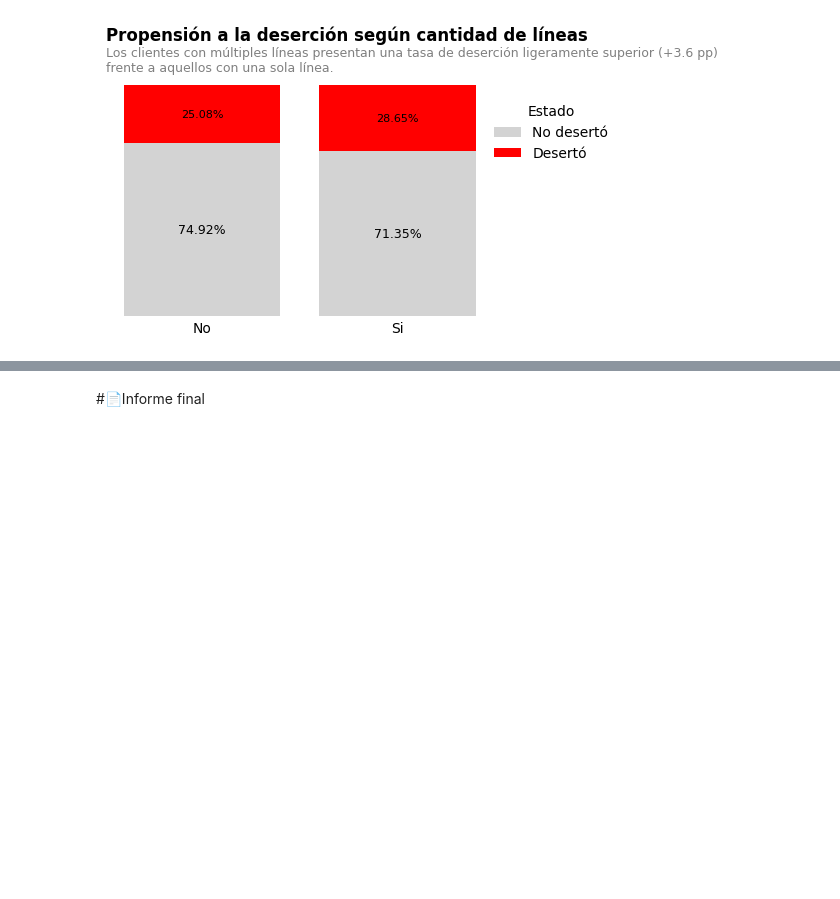
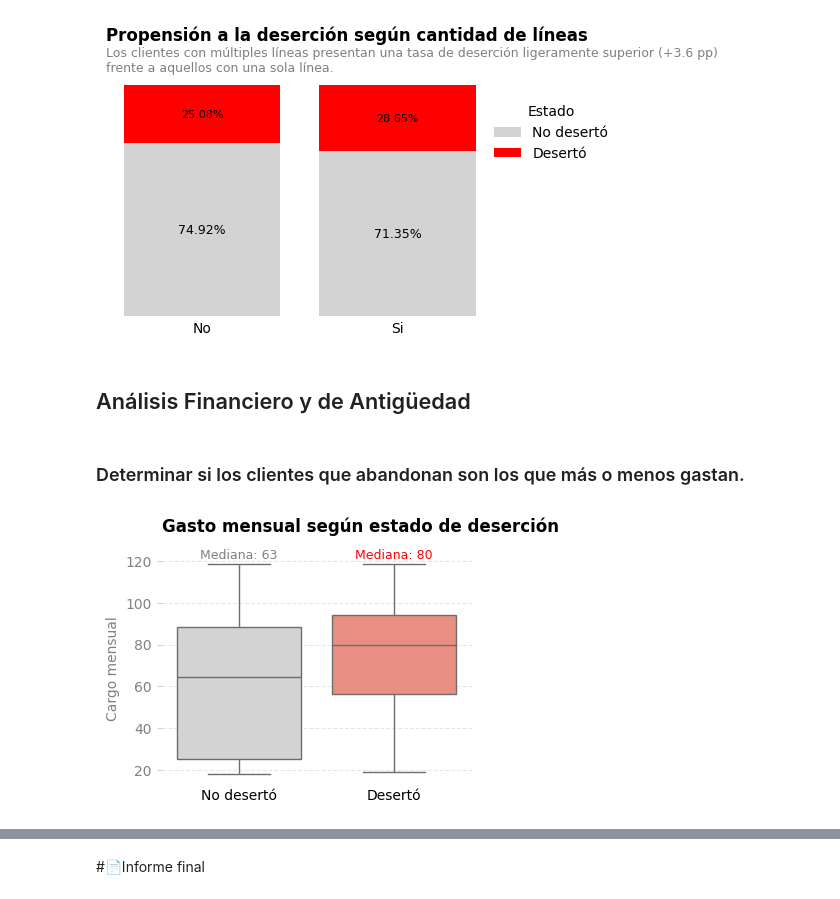
Before and after one commit to EddersonPR/challenge-telecom-x, a Jupyter notebook: TelecomX_LATAM.ipynb, the cells around one changed output, grey strips where cells are left out. Cells and saved outputs as stored; diff of their text form; code cells hidden in the pictures; blank space fills up the shorter version.

Commit message:
Avanzando con análisis EDA

```diff
--- a/TelecomX_LATAM.ipynb
+++ b/TelecomX_LATAM.ipynb
@@ -1767,3 +1768,60 @@ ax.legend(title='Estado', frameon=False, bbox_to_anchor=(0.95, 1), loc='upper le
 plt.show()
 # %% [output]
 [figure]
+# %% [markdown]
+## Análisis Financiero y de Antigüedad
+# %% [markdown]
+### Determinar si los clientes que abandonan son los que más o menos gastan.
+# %%
+df['Desercion_label'] = df['Desercion'].map({
+    0: 'No desertó',
+    1: 'Desertó'
+})
+
+plt.figure(figsize=(4,3))
+
+
+sns.boxplot(
+    data=df,
+    x='Desercion_label',
+    y='Cargo_Mensual',
+    hue='Desercion_label',
+    palette={'No desertó': 'lightgray', 'Desertó': 'salmon'},
+    showfliers=False,
+    legend=False
+)
+
+plt.title(
+    'Gasto mensual según estado de deserción',
+    loc='left',
+    weight='bold',
+    pad=15
+)
+
+plt.text(
+    0, df['Cargo_Mensual'].max() * 1.02,
+    'Mediana: 63',
+    ha='center',
+    fontsize=9,
+    color='gray'
+)
+
+plt.text(
+    1, df['Cargo_Mensual'].max() * 1.02,
+    'Mediana: 80',
+    ha='center',
+    fontsize=9,
+    color='red'
+)
+
+plt.ylabel('Cargo mensual', color='gray')
+plt.tick_params(axis='y', color='lightgray')
+plt.yticks(color='gray')
+plt.xlabel('')
+plt.tick_params(axis='x', color='lightgray', size=0)
+plt.grid(axis='y', linestyle='--', alpha=0.3)
+
+sns.despine(left=True, bottom=True)
+plt.show()
+# %% [output]
+[figure, added]
```
Also changed, not shown: parts of 4 cells of this notebook.
